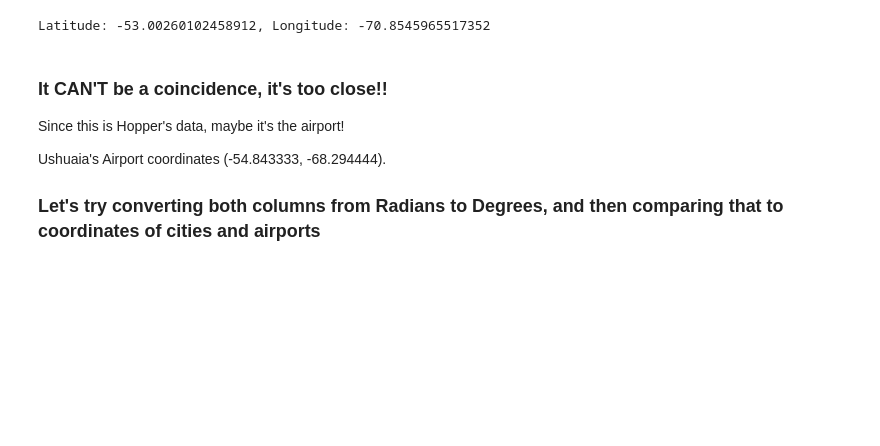
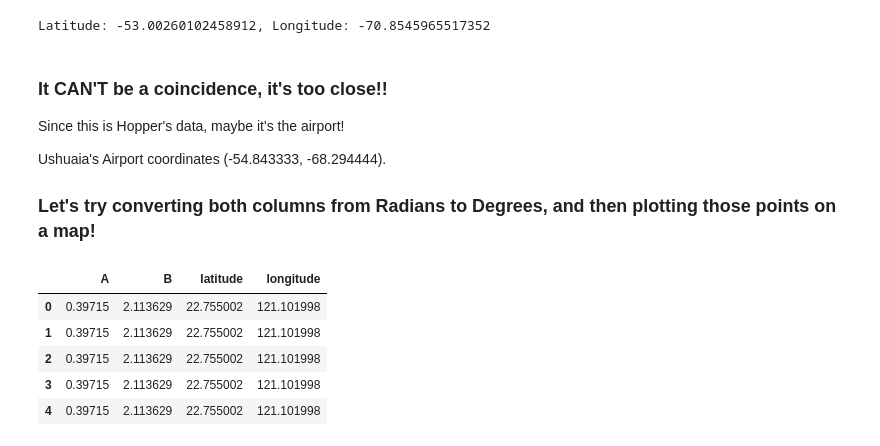
Before and after one commit to fpleoni/code_challenges, a Jupyter notebook: hopper_inc_puzzle.ipynb, the cells around one changed output. Drawn from its saved outputs; the diff is of its cells as text; code cells hidden in the pictures; blank space fills up the shorter version.

Commit message:
"applied a function to calculate degrees from radians to entire dataset and got tuples of latitude and longitude"

```diff
--- a/hopper_inc_puzzle.ipynb
+++ b/hopper_inc_puzzle.ipynb
@@ -112,4 +112,17 @@ Since this is Hopper's data, maybe it's the airport!
 
 Ushuaia's Airport coordinates (-54.843333, -68.294444).
 
-### Let's try converting both columns from Radians to Degrees, and then comparing that to coordinates of cities and airports
+### Let's try converting both columns from Radians to Degrees, and then plotting those points on a map!
+# %%
+# create columns latitude and logitude by using applymap and our radians_to_degrees function
+
+puzzle_df["latitude"] = puzzle_df["A"].apply(radians_to_degrees)
+puzzle_df["longitude"] = puzzle_df["B"].apply(radians_to_degrees)
+puzzle_df.head()
+# %% [output]
+|  | A | B | latitude | longitude |
+| 0 | 0.39715 | 2.113629 | 22.755002 | 121.101998 |
+| 1 | 0.39715 | 2.113629 | 22.755002 | 121.101998 |
+| 2 | 0.39715 | 2.113629 | 22.755002 | 121.101998 |
+| 3 | 0.39715 | 2.113629 | 22.755002 | 121.101998 |
+| 4 | 0.39715 | 2.113629 | 22.755002 | 121.101998 |
```
